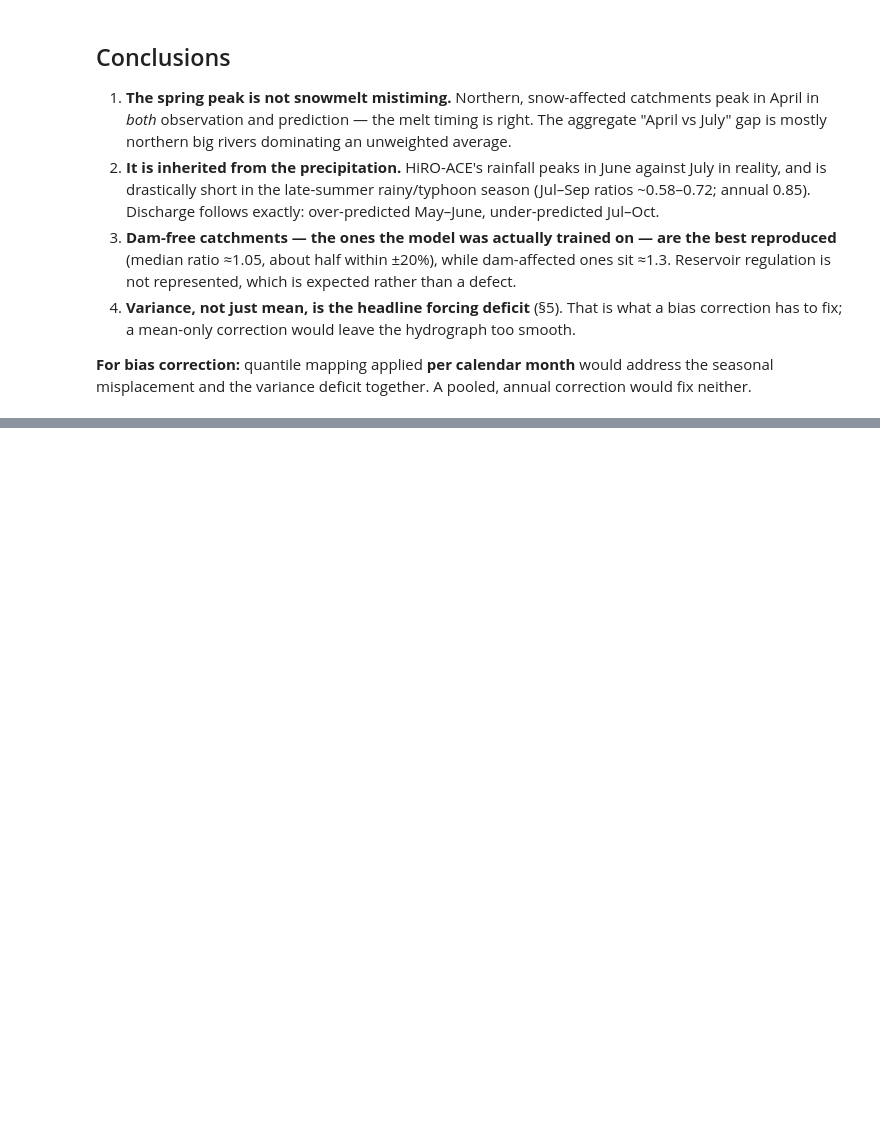
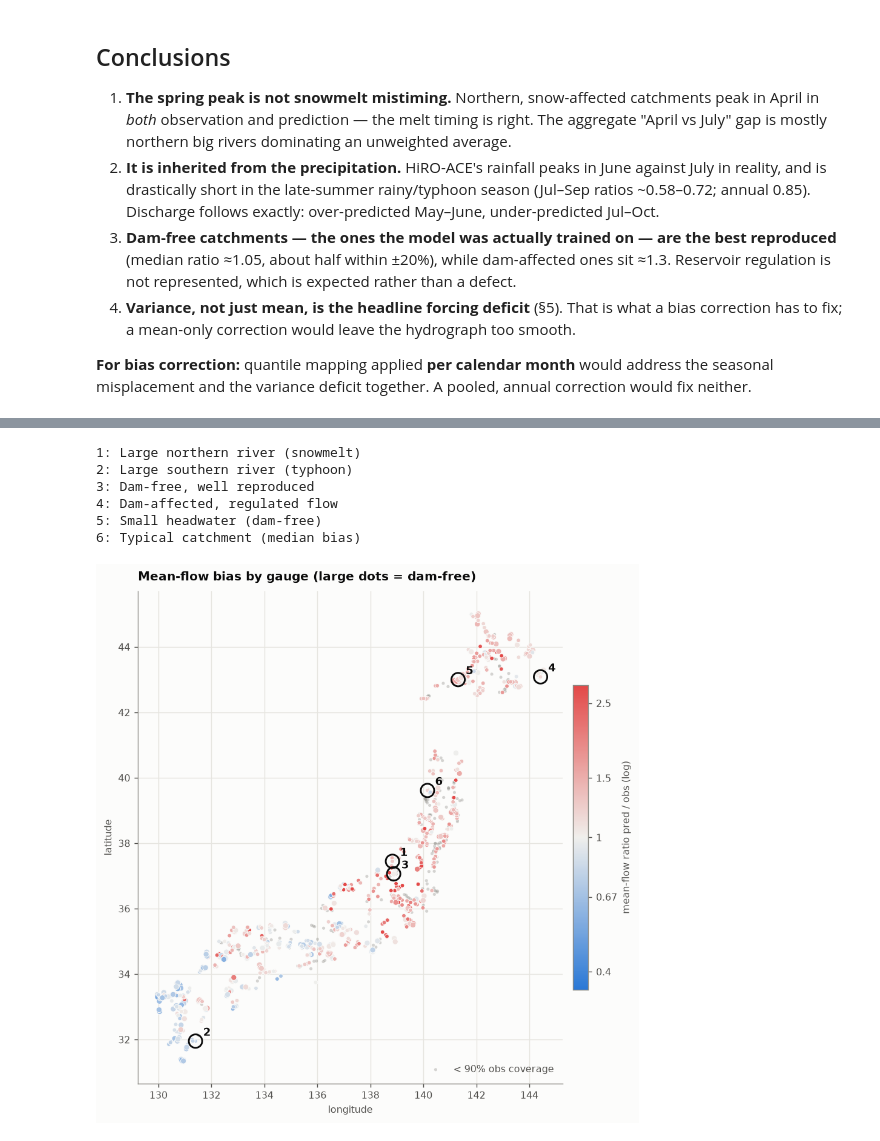
Before and after one commit to valentin-brekke/climate-hydro-pipeline, a Jupyter notebook: exploration/coupled_run/notebooks/coupled_run_diagnostics.ipynb, the cells around one changed output, grey strips where cells are left out. Saved outputs shown, nothing was run; the diff lists cells and outputs as text; code cells hidden in the pictures; blank space fills up the shorter version.

```diff
--- a/exploration/coupled_run/notebooks/coupled_run_diagnostics.ipynb
+++ b/exploration/coupled_run/notebooks/coupled_run_diagnostics.ipynb
@@ -267,0 +325,31 @@ misplacement and the variance deficit together. A pooled, annual correction woul
+# %%
+from matplotlib.colors import LinearSegmentedColormap, TwoSlopeNorm
+RED, MID = "#e34948", "#f0efec"
+div = LinearSegmentedColormap.from_list("blue_gray_red", [BLUE, MID, RED])
+lr = np.log2(s["ratio_mean"].where(s["good"])).values
+
+fig, ax = plt.subplots(figsize=(7.2, 7.2))
+ax.scatter(lon[~good], lat[~good], s=8, color=INK3, alpha=.35, edgecolors="none", label="< 90% obs coverage")
+sc = ax.scatter(lon[good], lat[good], c=lr[good], cmap=div, norm=TwoSlopeNorm(0, -1.5, 1.5),
+                s=np.where(in_training[good], 26, 14), edgecolors=SURFACE, linewidths=.5)
+for k, (name, i) in enumerate(gidx.items(), 1):
+    ax.scatter(lon[i], lat[i], s=150, facecolors="none", edgecolors=INK, linewidths=1.6)
+    ax.annotate(str(k), (lon[i], lat[i]), xytext=(7, 5), textcoords="offset points",
+                fontsize=10, fontweight="bold", color=INK)
+cb = fig.colorbar(sc, ax=ax, shrink=.6, pad=.02)
+cb.set_ticks(np.log2([1/2.5, 1/1.5, 1, 1.5, 2.5])); cb.set_ticklabels(["0.4", "0.67", "1", "1.5", "2.5"])
+cb.set_label("mean-flow ratio pred / obs (log)", color=INK2)
+ax.set_aspect(1 / np.cos(np.deg2rad(36)))
+style(ax, "Mean-flow bias by gauge (large dots = dam-free)", "latitude", "longitude")
+ax.legend(frameon=False, labelcolor=INK2, loc="lower right")
+fig.tight_layout()
+for k, name in enumerate(GAUGES, 1):
+    print(f"{k}: {name}")
+# %% [output]
+1: Large northern river (snowmelt)
+2: Large southern river (typhoon)
+3: Dam-free, well reproduced
+4: Dam-affected, regulated flow
+5: Small headwater (dam-free)
+6: Typical catchment (median bias)
+[figure, added]
```
Also changed, not shown: parts of 16 cells of this notebook, 5 other files.
